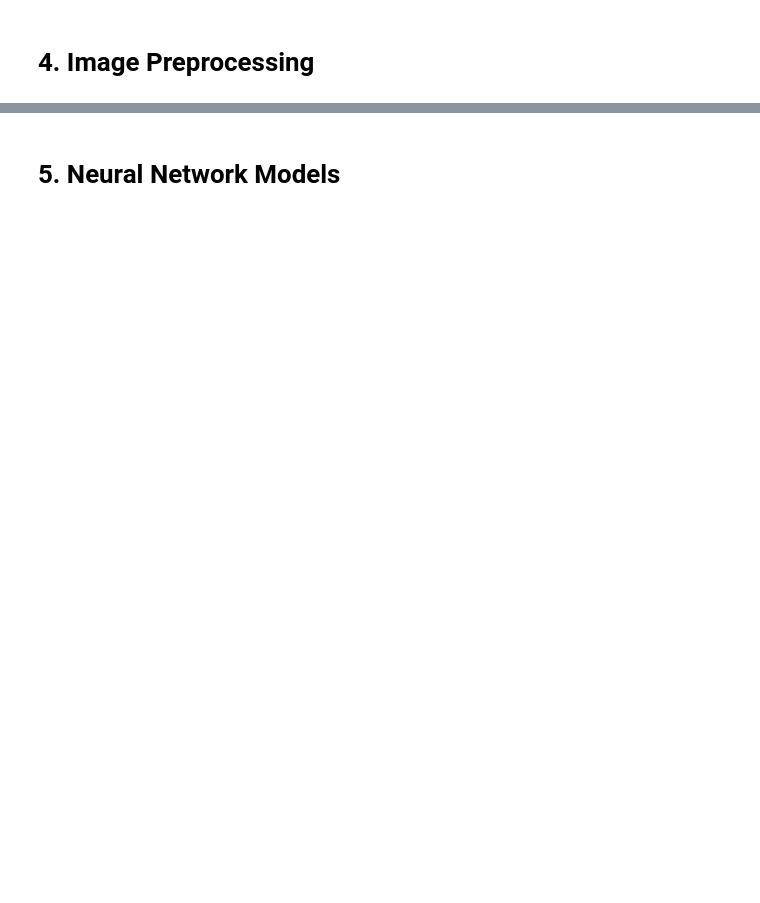
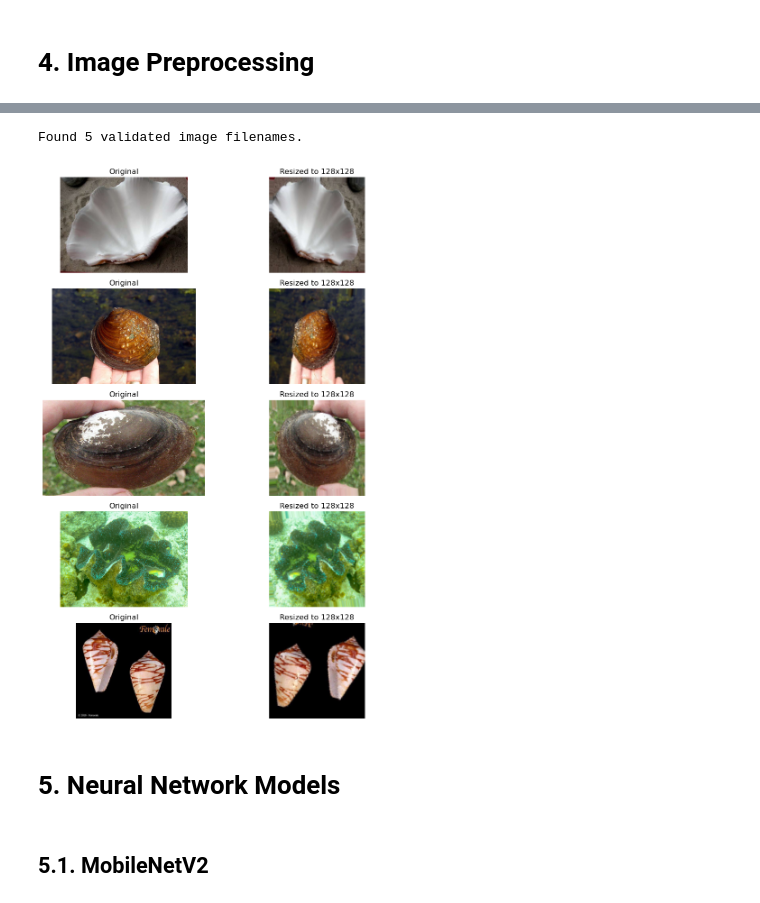
Before and after one commit to xandga/DeepLearning2425, a Jupyter notebook: 5. Phylum Mollusca.ipynb, the cells around one changed output, grey strips where cells are left out. Drawn from its saved outputs; the diff is of its cells as text; code cells hidden in the pictures; blank space fills up the shorter version.

```diff
--- a/5. Phylum Mollusca.ipynb
+++ b/5. Phylum Mollusca.ipynb
@@ -50,2 +185,54 @@ chordata_test.head(3)
+# %%
+def visualize_pipeline_resize(df, generator, image_size=(128, 128), num_samples=5):
+    """
+    Shows side-by-side comparison of original vs resized (via generator) images.
+    - df: DataFrame with 'filepath' column
+    - generator: the ImageDataGenerator used with flow_from_dataframe
+    - image_size: the target size used in the generator
+    """
+    sample_df = df.sample(n=num_samples, random_state=42).reset_index(drop=True)
+
+    # Create a preview generator (use the same one as your train_generator)
+    preview_generator = generator.flow_from_dataframe(
+        dataframe=sample_df,
+        x_col='filepath',
+        y_col=None,
+        class_mode=None,
+        target_size=image_size,
+        batch_size=1,
+        shuffle=False
+    )
+
+    plt.figure(figsize=(10, num_samples * 2.5))
+
+    for i in range(num_samples):
+        # ORIGINAL
+        original = load_img(sample_df.loc[i, 'filepath'])
+
+        # PIPELINE-RESIZED
+        resized = next(preview_generator)[0]
+
+        # Plot original
+        plt.subplot(num_samples, 2, 2 * i + 1)
+        plt.imshow(original)
+        plt.title("Original")
+        plt.axis('off')
+
+        # Plot resized
+        plt.subplot(num_samples, 2, 2 * i + 2)
+        plt.imshow(resized)
+        plt.title(f"Resized to {image_size[0]}x{image_size[1]}")
+        plt.axis('off')
+
+    plt.tight_layout()
+    plt.show()
+
+# Visualize the resizing pipeline
+visualize_pipeline_resize(mollusca_train, train_datagen, image_size=IMAGE_SIZE, num_samples=5)
+# %% [output]
+Found 5 validated image filenames.
+[figure, added]
 # %% [markdown]
 # 5. Neural Network Models <a class="anchor" id="nnmodels"></a>
+# %% [markdown]
+## 5.1. MobileNetV2 <a class="anchor" id="MobileNetV2"></a>
```
Also changed, not shown: parts of 24 cells of this notebook, 1 other file.
